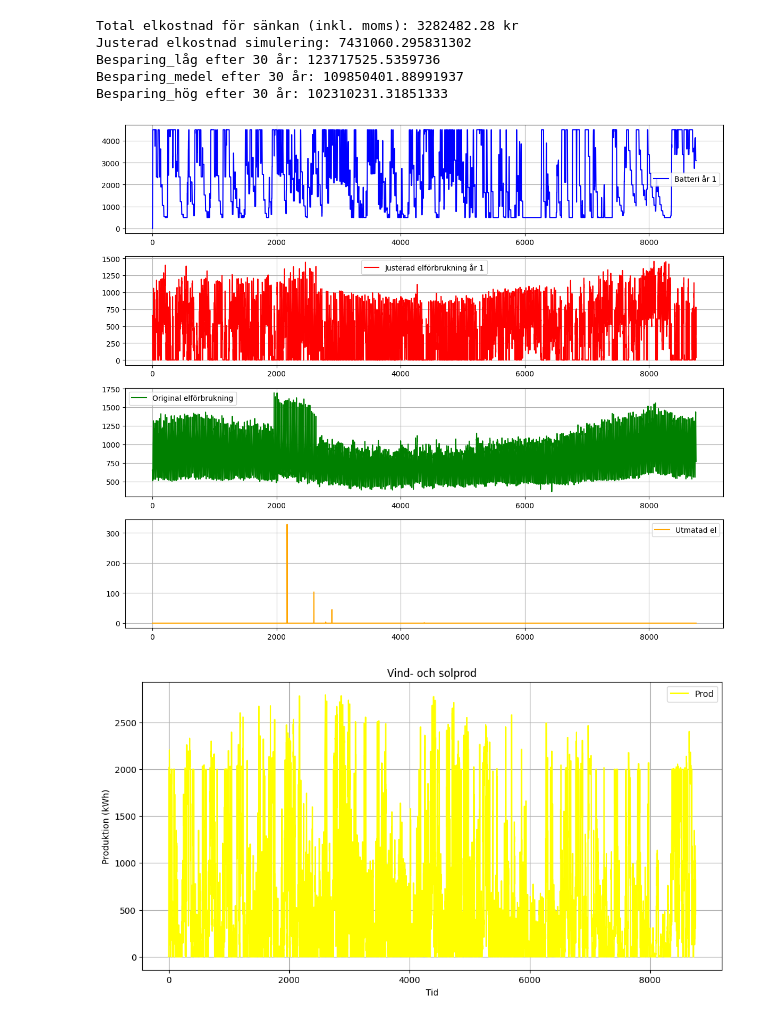
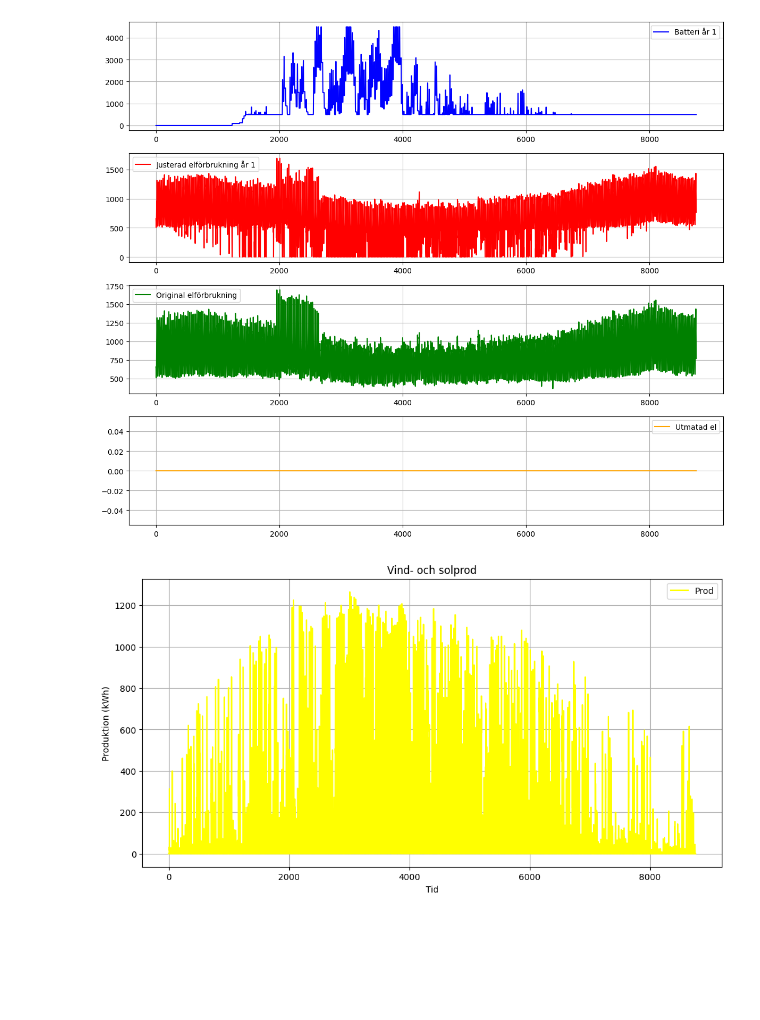
Before and after one commit to Jakobthuresson/Energigemenskaper, a Jupyter notebook: MergeJakob.ipynb, the cells around one changed output. Drawn from its saved outputs; the diff is of its cells as text; code cells hidden in the pictures; blank space fills up the shorter version.

Commit message:
Kostnad Vind

```diff
--- a/MergeJakob.ipynb
+++ b/MergeJakob.ipynb
@@ -16,8 +16,10 @@ Mejan = Skånemej.iloc[:, 0]
 # Extrahera första kolumnen från respektive DataFrame
 Starka = StarkaEl.iloc[:, 0]
 KLT = KLTel.iloc[:, 0]
-Sol = 0.17*Solprod.iloc[:, 0]  # SOL = 0.26, Sol+Vind = 0.17
-Vind = Vindprod.iloc[:, 0]
+Sol = 0.26*Solprod.iloc[:, 0]  # SOL = 0.26, Sol+Vind = 0.2
+Vind = 0*Vindprod.iloc[:, 0]
+
+KostnadVind = 0.439*Vind.sum()
 
 Sänka = Starka + KLT + Mejan
 Prod =  Sol + Vind
@@ -301,7 +303,7 @@ total_elförbrukning = sum(justeradElförbrukning)
 JusteradEnergiskatt = (total_elförbrukning * 43.9) / 100
 
 # Beräkna den justerade elkostnaden
-summaJusteradElkostnad = 1.25 * (JusteradEnergiskatt + elhandelskostnad_köpt + summaJusteradÖverfKR)
+summaJusteradElkostnad = 1.25 * (JusteradEnergiskatt + elhandelskostnad_köpt + summaJusteradÖverfKR + KostnadVind)
 
 print("Justerad elkostnad simulering:", summaJusteradElkostnad)
 
@@ -357,7 +359,2 @@ Original elförbrukning topptimmar:                  Timme  Elförbrukning
-Total elkostnad för sänkan (inkl. moms): 3282482.28 kr
-Justerad elkostnad simulering: 7431060.295831302
-Besparing_låg efter 30 år: 123717525.5359736
-Besparing_medel efter 30 år: 109850401.88991937
-Besparing_hög efter 30 år: 102310231.31851333
-[figure, old version]
+[figure, new version]
-[figure, old version]
+[figure, new version]
```
Also changed, not shown: parts of 1 cell of this notebook, 6 other files.
